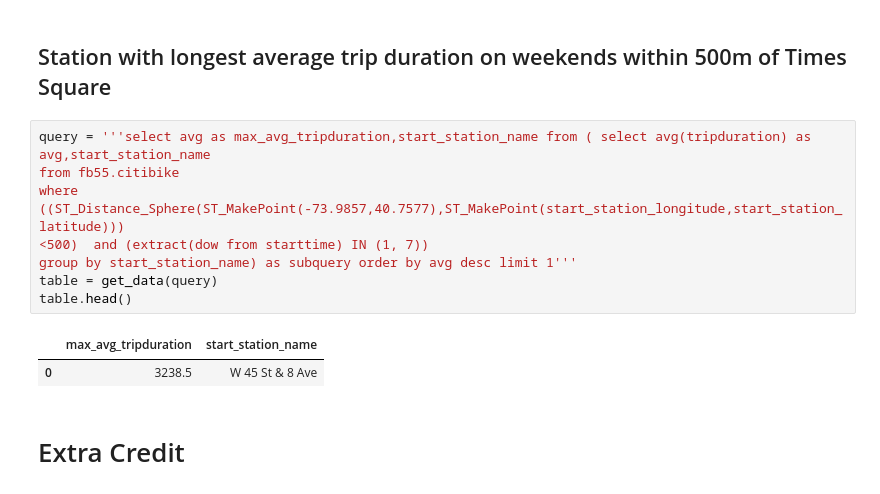
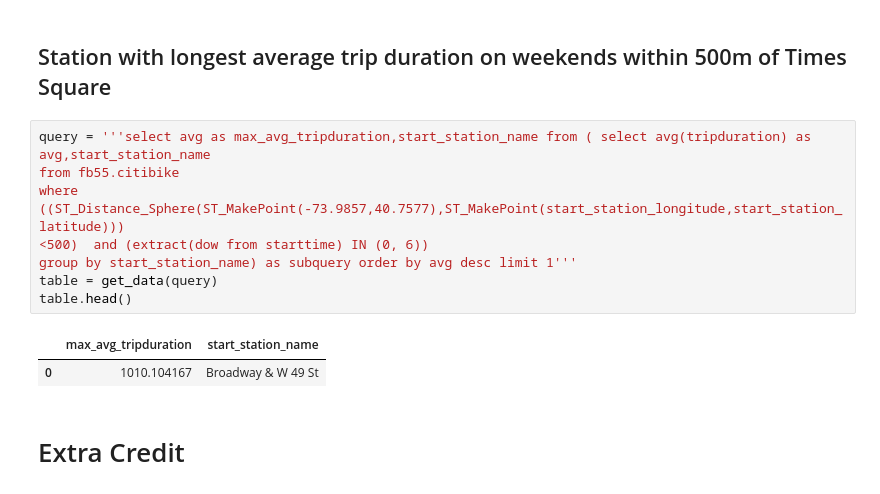
Before and after one commit to SohamMody/PUI2018_srm699, a Jupyter notebook: HW6_srm699/HW6_Assignment2.ipynb, the cells around one changed output. Cells and saved outputs as stored; diff of their text form.

```diff
--- a/HW6_srm699/HW6_Assignment2.ipynb
+++ b/HW6_srm699/HW6_Assignment2.ipynb
@@ -252,14 +247,14 @@ table.head()
 # %%
 query = '''select avg as max_avg_tripduration,start_station_name from ( select avg(tripduration) as avg,start_station_name
 from fb55.citibike
 where ((ST_Distance_Sphere(ST_MakePoint(-73.9857,40.7577),ST_MakePoint(start_station_longitude,start_station_latitude)))
-<500)  and (extract(dow from starttime) IN (1, 7))
+<500)  and (extract(dow from starttime) IN (0, 6))
 group by start_station_name) as subquery order by avg desc limit 1'''
 table = get_data(query)
 table.head()
 # %% [output]
 |  | max_avg_tripduration | start_station_name |
-| 0 | 3238.5 | W 45 St & 8 Ave |
+| 0 | 1010.104167 | Broadway & W 49 St |
 # %% [markdown]
 # Extra Credit
 # %% [markdown]
```
Also changed, not shown: parts of 4 cells of this notebook.
